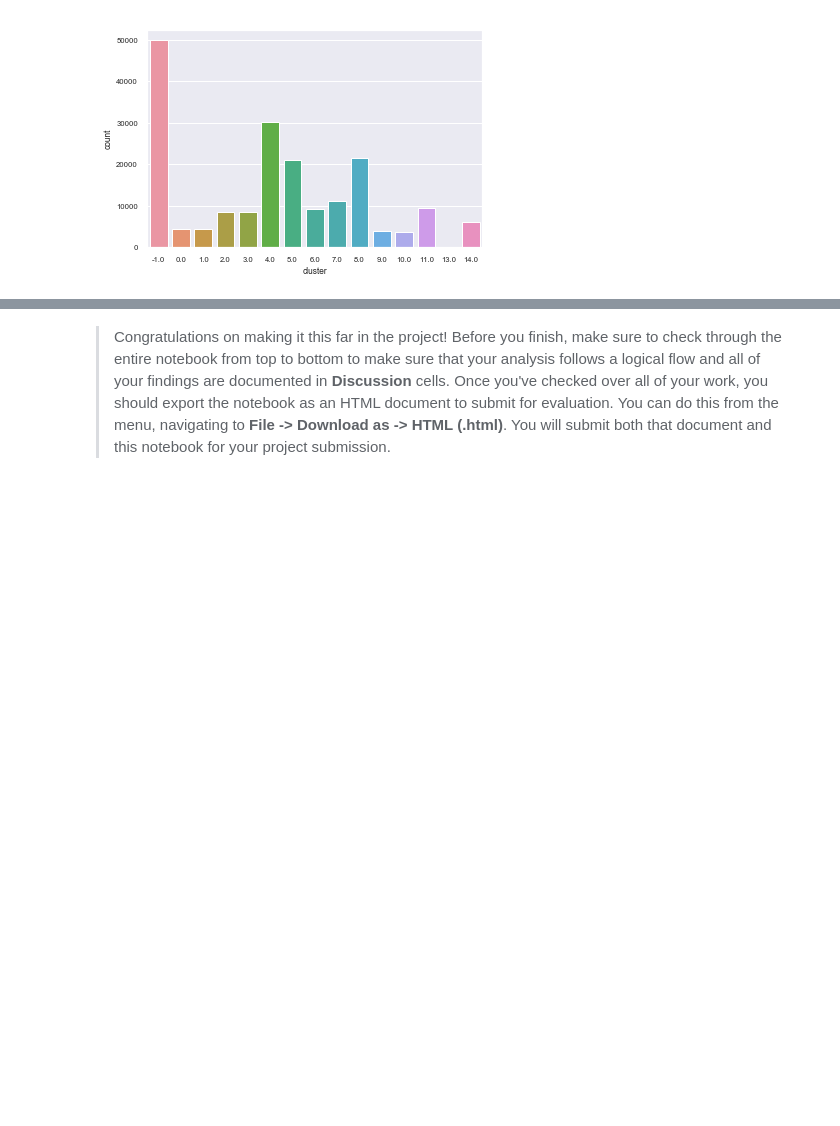
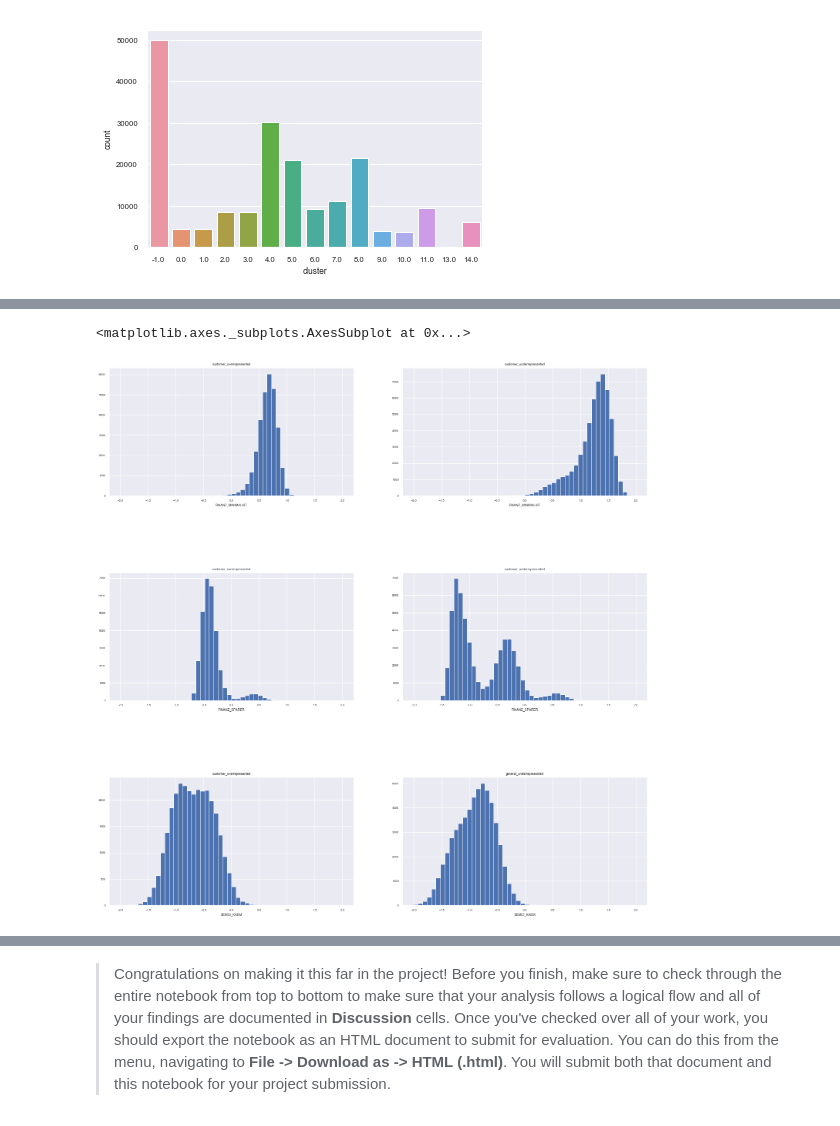
Before and after one commit to dylan-shao/ML-DS-Udacity_Data_Scientist_Nanodegree, a Jupyter notebook: 0. Projects/Unspuervised Learning: Identify_Customer_Segments/Identify_Customer_Segments.ipynb, the cells around one changed output, grey strips where cells are left out. Cells and saved outputs as stored; diff of their text form; code cells hidden in the pictures; blank space fills up the shorter version.

```diff
--- a/0. Projects/Unspuervised Learning: Identify_Customer_Segments/Identify_Customer_Segments.ipynb
+++ b/0. Projects/Unspuervised Learning: Identify_Customer_Segments/Identify_Customer_Segments.ipynb
@@ -1551,5 +1583,10 @@ sns.countplot( x='cluster',data=total_customer)
 # What kinds of people are part of a cluster that is overrepresented in the
 # customer data compared to the general population?
 
-# number 4,
-customers_data
+# number 4, as we can see that the 4th cluster is 6.2% in general data, but 15.8% in the customer data
+
+customer_overrepresented = pd.DataFrame(pca.inverse_transform(customers_data_pca[labels_customer[labels_customer['cluster'] == 4].index, :]))
+customer_overrepresented.columns = customers_data.columns
+
+general_underrepresented = pd.DataFrame(pca.inverse_transform(one_hot_data_pca[labels_general[labels_general['cluster'] == 4].index, :]))
+general_underrepresented.columns = one_hot_data.columns
@@ -1575,3 +1593,39 @@ customers_data
+# %%
+plt.figure(figsize=(25, 55))
+plt.subplots_adjust(hspace=0.6)
+
+# FINANZ related
+plt.subplot(6, 2, 1)
+plt.title('customer_overrepresented')
+plt.xlabel('FINANZ_MINIMALIST')
+customer_overrepresented['FINANZ_MINIMALIST'].hist(bins=50,range=[-2,2])
+plt.subplot(6, 2, 2)
+plt.title('customer_underrepresented')
+plt.xlabel('FINANZ_MINIMALIST')
+general_underrepresented['FINANZ_MINIMALIST'].hist(bins=50,range=[-2,2])
+
+plt.subplot(6, 2, 3)
+plt.title('customer_overrepresented')
+plt.xlabel('FINANZ_SPARER')
+customer_overrepresented['FINANZ_SPARER'].hist(bins=50,range=[-2,2])
+plt.subplot(6, 2, 4)
+plt.title('customer_underrepresented')
+plt.xlabel('FINANZ_SPARER')
+general_underrepresented['FINANZ_SPARER'].hist(bins=50,range=[-2,2])
+
+
+# age:
+plt.subplot(6, 2, 5)
+plt.title('customer_overrepresented')
+plt.xlabel('SEMIO_KAEM')
+customer_overrepresented['SEMIO_KAEM'].hist(bins=50,range=[-2,2])
+plt.subplot(6, 2, 6)
+plt.title('general_underrepresented')
+plt.xlabel('SEMIO_KAEM')
+general_underrepresented['SEMIO_KAEM'].hist(bins=50,range=[-2,2])
+# %% [output]
+<matplotlib.axes._subplots.AxesSubplot at 0x...>
+[figure, added]
 # %%
 # What kinds of people are part of a cluster that is underrepresented in the
 # customer data compared to the general population?
```
Also changed, not shown: parts of 8 cells of this notebook, 15 other files.
